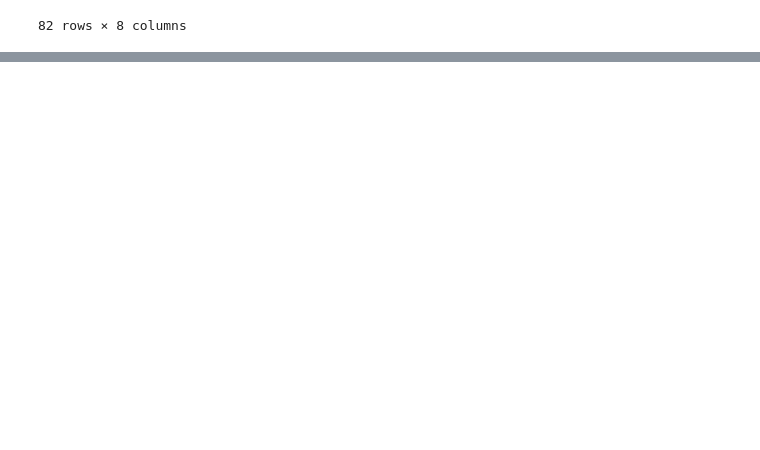
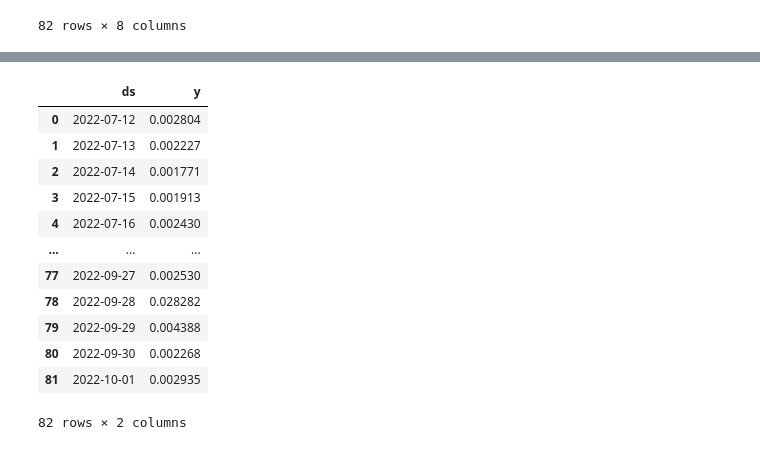
Before and after one commit to Oluwajuwon-O/project_notebooks, a Jupyter notebook: End-to-End Machine Learning.ipynb, the cells around one changed output, grey strips where cells are left out. Cells and saved outputs as stored; diff of their text form; code cells hidden in the pictures; blank space fills up the shorter version.

```diff
--- a/End-to-End Machine Learning.ipynb
+++ b/End-to-End Machine Learning.ipynb
@@ -373,0 +429,16 @@ memory usage: 5.2+ KB
+# %%
+train_data
+# %% [output]
+|  | ds | y |
+| 0 | 2022-07-12 | 0.002804 |
+| 1 | 2022-07-13 | 0.002227 |
+| 2 | 2022-07-14 | 0.001771 |
+| 3 | 2022-07-15 | 0.001913 |
+| 4 | 2022-07-16 | 0.002430 |
+| ... | ... | ... |
+| 77 | 2022-09-27 | 0.002530 |
+| 78 | 2022-09-28 | 0.028282 |
+| 79 | 2022-09-29 | 0.004388 |
+| 80 | 2022-09-30 | 0.002268 |
+| 81 | 2022-10-01 | 0.002935 |
+82 rows × 2 columns
```
Also changed, not shown: parts of 20 cells of this notebook, 1 other file.
